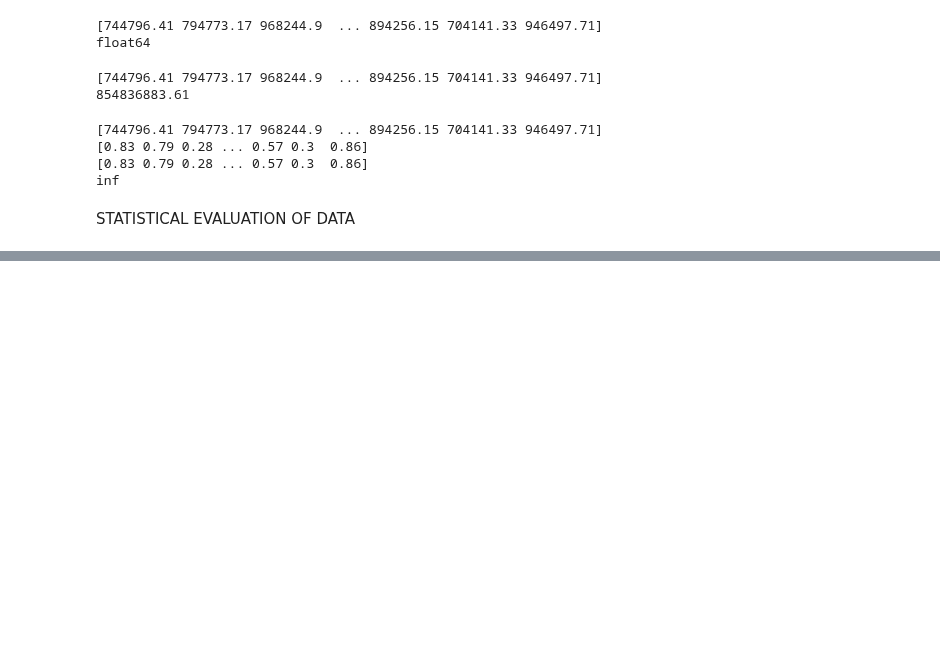
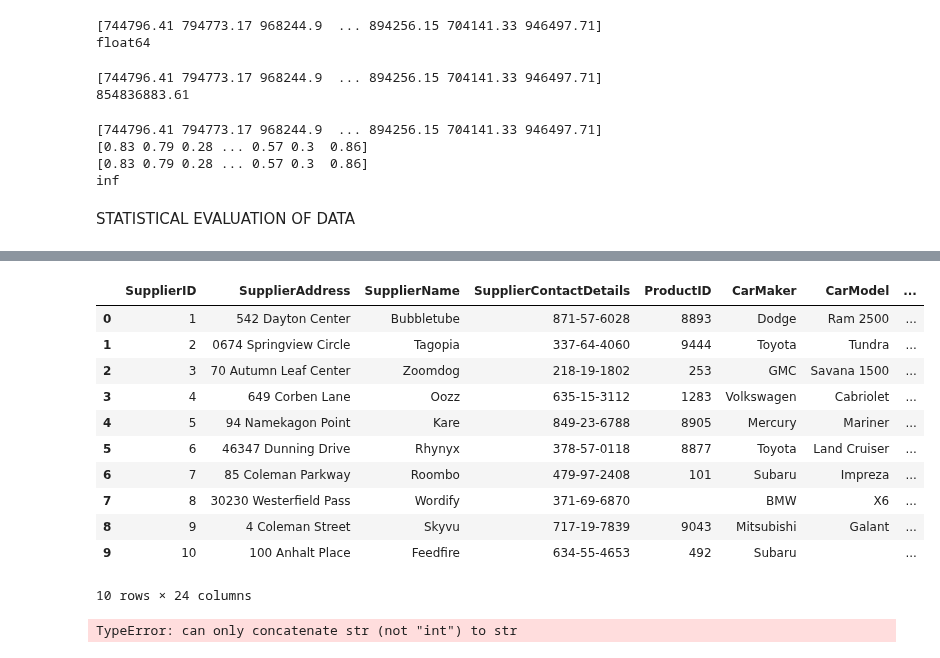
Before and after one commit to MissMukuru/Car-Supply-Chain-Intelligence, a Jupyter notebook: Car_exploratory_analysis.ipynb, the cells around one changed output, grey strips where cells are left out. Cells and saved outputs as stored; diff of their text form; code cells hidden in the pictures; blank space fills up the shorter version.

```diff
--- a/Car_exploratory_analysis.ipynb
+++ b/Car_exploratory_analysis.ipynb
@@ -7,7 +7,10 @@ import seaborn as sns
 import matplotlib.pyplot as plt
 
 Chain = pd.read_csv('Car_data.csv')
-print(Chain.head())
+#print(Chain.head())
+
+chain_df = pd.DataFrame(Chain)
+chain_df[0:5]
 # %% [output]
    SupplierID         SupplierAddress SupplierName SupplierContactDetails  \
 0           1       542 Dayton Center   Bubbletube            871-57-6028
@@ -243,0 +206,28 @@ print(sales_array)
+# %%
+#Choosing the columns im supposed to use
+chain_set = chain_df[['SupplierID','SupplierAddress','SupplierName','SupplierContactDetails', 'ProductID' ,'CarMaker','CarModel','CarColor','CarModelYear','CarPrice','CustomerID','CustomerName','Gender','JobTitle','EmailAddress','City','Country','State','CustomerAddress','OrderID','Sales','Quantity','Discount','CustomerFeedback']]
+chain_set.head(10)
+# %% [output]
+|  | SupplierID | SupplierAddress | SupplierName | SupplierContactDetails | ProductID | CarMaker | CarModel | ... |
+| 0 | 1 | 542 Dayton Center | Bubbletube | 871-57-6028 | 8893 | Dodge | Ram 2500 | ... |
+| 1 | 2 | 0674 Springview Circle | Tagopia | 337-64-4060 | 9444 | Toyota | Tundra | ... |
+| 2 | 3 | 70 Autumn Leaf Center | Zoomdog | 218-19-1802 | 253 | GMC | Savana 1500 | ... |
+| 3 | 4 | 649 Corben Lane | Oozz | 635-15-3112 | 1283 | Volkswagen | Cabriolet | ... |
+| 4 | 5 | 94 Namekagon Point | Kare | 849-23-6788 | 8905 | Mercury | Mariner | ... |
+| 5 | 6 | 46347 Dunning Drive | Rhynyx | 378-57-0118 | 8877 | Toyota | Land Cruiser | ... |
+| 6 | 7 | 85 Coleman Parkway | Roombo | 479-97-2408 | 101 | Subaru | Impreza | ... |
+| 7 | 8 | 30230 Westerfield Pass | Wordify | 371-69-6870 |  | BMW | X6 | ... |
+| 8 | 9 | 4 Coleman Street | Skyvu | 717-19-7839 | 9043 | Mitsubishi | Galant | ... |
+| 9 | 10 | 100 Anhalt Place | Feedfire | 634-55-4653 | 492 | Subaru |  | ... |
+10 rows × 24 columns
+# %%
+chain_set['CarPrice']= pd.to_numeric(chain_set['CarPrice'], errors = 'coerce')
+chain_set['CarPrice'] = np.log(chain_set['CarPrice'] + 1 )
+chain_sample = chain_set.sample(frac = 0.1, random_state=42)
+plt.scatter(chain_sample.CarModelYear, chain_sample.CarPrice, color = 'Pink')
+plt.xlabel('car model year')
+plt.ylabel('Carprice')
+plt.title('Realation between car price and car year')
+plt.show()
+# %% [output]
+TypeError: can only concatenate str (not "int") to str
```
Also changed, not shown: parts of 3 cells of this notebook, 1 other file.
